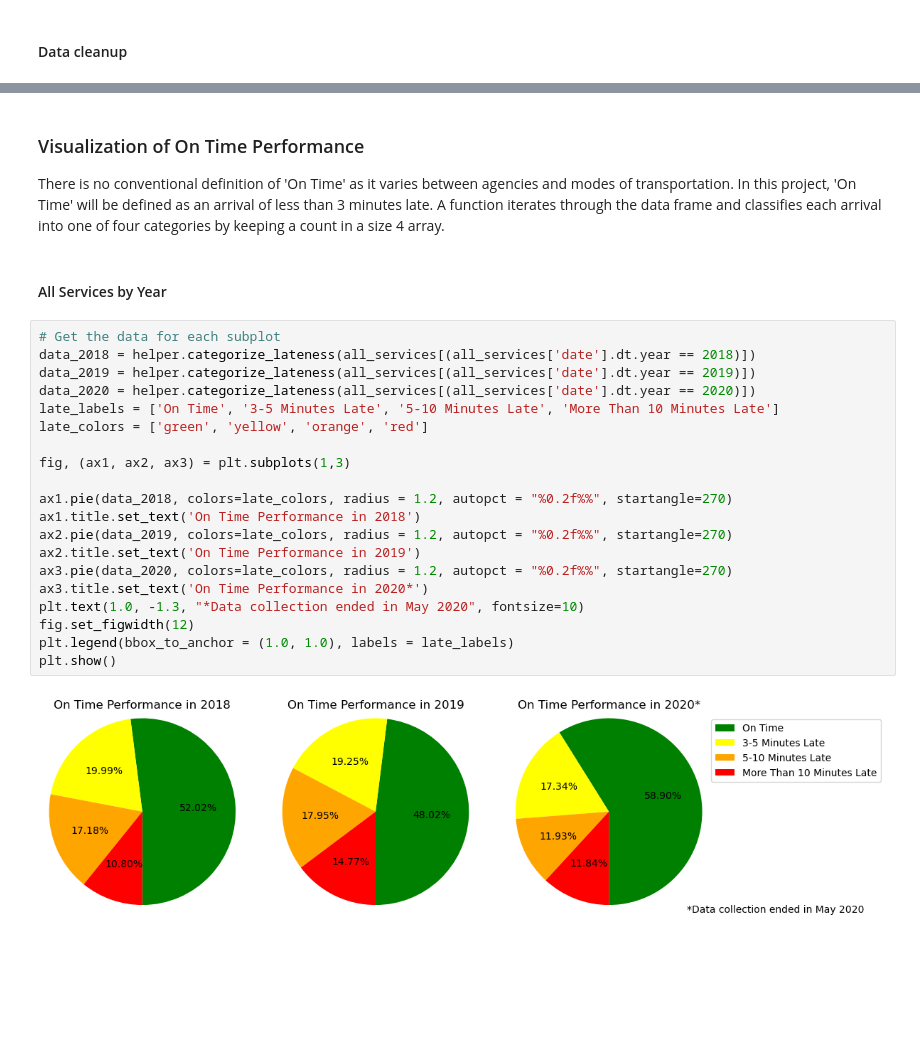
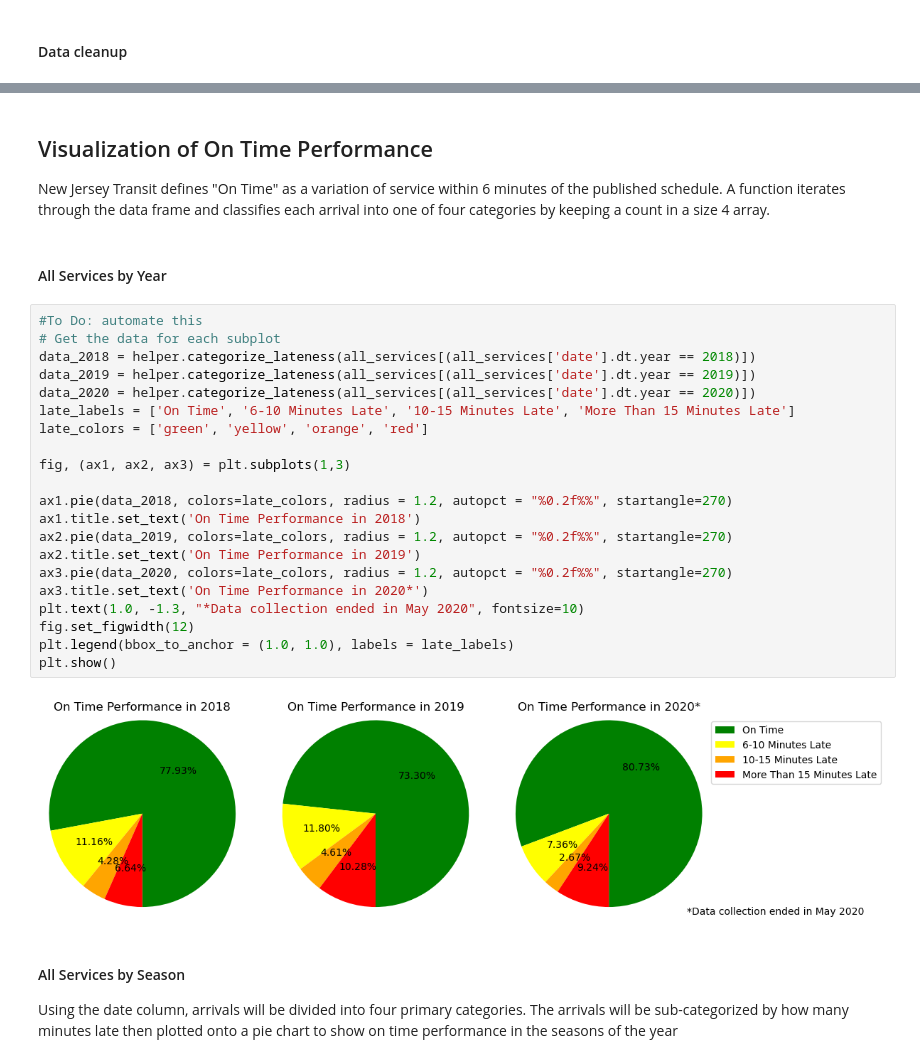
Before and after one commit to d0ugherty/On-Time-Performance-Stats, a Jupyter notebook: project.ipynb, the cells around one changed output, grey strips where cells are left out. Drawn from its saved outputs; the diff is of its cells as text; blank space fills up the shorter version.

Commit message:
added data viz and chart functions

```diff
--- a/project.ipynb
+++ b/project.ipynb
@@ -39,29 +39,34 @@ Done formatting dataframe
 | 8 | 2018-03-01 | 3805 | 9.0 | Rahway | 127.0 | Metropark | 83.0 | 2018-03-02 02:08:00 | 2018-03-02 02:08:00 | ... |
 | 9 | 2018-03-01 | 3805 | 10.0 | Metropark | 83.0 | Metuchen | 84.0 | 2018-03-02 02:13:00 | 2018-03-02 02:13:10 | ... |
 # %% [markdown]
-### Visualization of On Time Performance
-There is no conventional definition of 'On Time' as it varies between agencies and modes of transportation. In this project, 'On Time' will be defined as an arrival of less than 3 minutes late. A function iterates through the data frame and classifies each arrival into one of four categories by keeping a count in a size 4 array.
+## Visualization of On Time Performance
+New Jersey Transit defines "On Time" as a variation of service within 6 minutes of the published schedule. A function iterates through the data frame and classifies each arrival into one of four categories by keeping a count in a size 4 array.
 # %% [markdown]
 #### All Services by Year
 # %%
+#To Do: automate this
 # Get the data for each subplot
 data_2018 = helper.categorize_lateness(all_services[(all_services['date'].dt.year == 2018)])
 data_2019 = helper.categorize_lateness(all_services[(all_services['date'].dt.year == 2019)])
 data_2020 = helper.categorize_lateness(all_services[(all_services['date'].dt.year == 2020)])
-late_labels = ['On Time', '3-5 Minutes Late', '5-10 Minutes Late', 'More Than 10 Minutes Late']
+late_labels = ['On Time', '6-10 Minutes Late', '10-15 Minutes Late', 'More Than 15 Minutes Late']
 late_colors = ['green', 'yellow', 'orange', 'red']
 
 fig, (ax1, ax2, ax3) = plt.subplots(1,3)
 
 ax1.pie(data_2018, colors=late_colors, radius = 1.2, autopct = "%0.2f%%", startangle=270)
 ax1.title.set_text('On Time Performance in 2018')
 ax2.pie(data_2019, colors=late_colors, radius = 1.2, autopct = "%0.2f%%", startangle=270)
 ax2.title.set_text('On Time Performance in 2019')
 ax3.pie(data_2020, colors=late_colors, radius = 1.2, autopct = "%0.2f%%", startangle=270)
 ax3.title.set_text('On Time Performance in 2020*')
 plt.text(1.0, -1.3, "*Data collection ended in May 2020", fontsize=10)
 fig.set_figwidth(12)
 plt.legend(bbox_to_anchor = (1.0, 1.0), labels = late_labels)
 plt.show()
 # %% [output]
-[figure, old version]
+[figure, new version]
+# %% [markdown]
+#### All Services by Season
+
+Using the date column, arrivals will be divided into four primary categories. The arrivals will be sub-categorized by how many minutes late then plotted onto a pie chart to show on time performance in the seasons of the year
```
Also changed, not shown: parts of 10 cells of this notebook, 1 other file.
